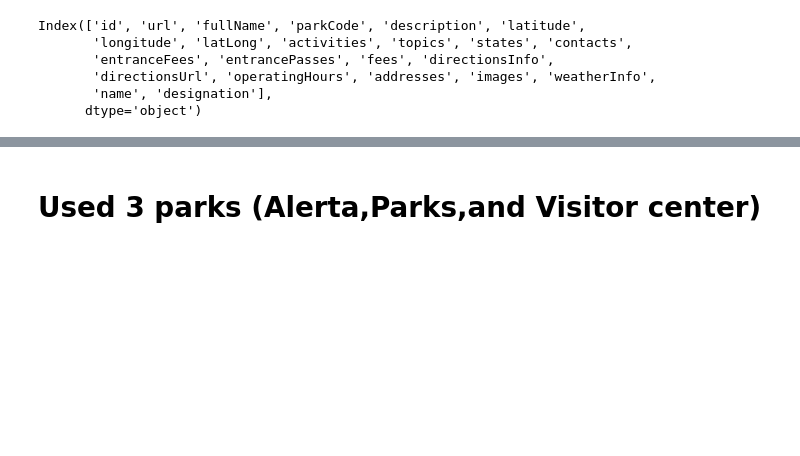
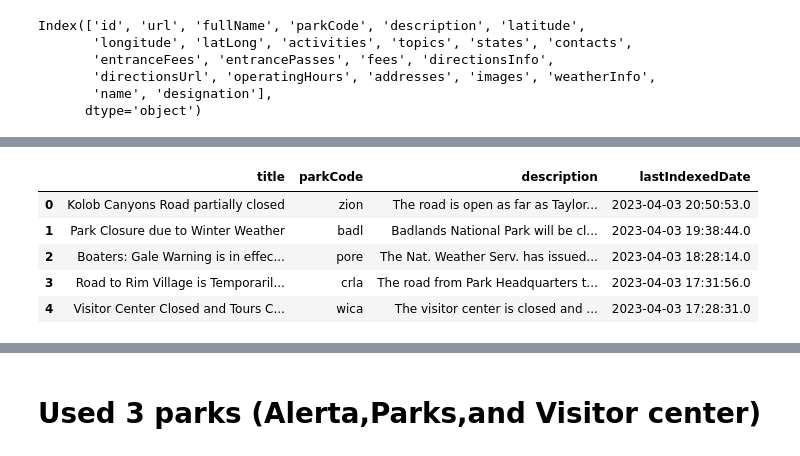
Before and after one commit to MSBen14/Park-Finder-Project-3, a Jupyter notebook: Parks_v3.ipynb, the cells around one changed output, grey strips where cells are left out. Cells and saved outputs as stored; diff of their text form; code cells hidden in the pictures; blank space fills up the shorter version.

```diff
--- a/Parks_v3.ipynb
+++ b/Parks_v3.ipynb
@@ -138,0 +96,10 @@ parks_rev_df.to_csv("parks_df.csv", index=False,encoding="utf-8")
+# %%
+alerts_col = alerts_df.loc[:,['title', 'parkCode', 'description', 'lastIndexedDate']]
+alerts_col.head()
+# %% [output]
+|  | title | parkCode | description | lastIndexedDate |
+| 0 | Kolob Canyons Road partially closed | zion | The road is open as far as Taylor... | 2023-04-03 20:50:53.0 |
+| 1 | Park Closure due to Winter Weather | badl | Badlands National Park will be cl... | 2023-04-03 19:38:44.0 |
+| 2 | Boaters: Gale Warning is in effec... | pore | The Nat. Weather Serv. has issued... | 2023-04-03 18:28:14.0 |
+| 3 | Road to Rim Village is Temporaril... | crla | The road from Park Headquarters t... | 2023-04-03 17:31:56.0 |
+| 4 | Visitor Center Closed and Tours C... | wica | The visitor center is closed and ... | 2023-04-03 17:28:31.0 |
```
Also changed, not shown: parts of 44 cells of this notebook, 1 other file.
